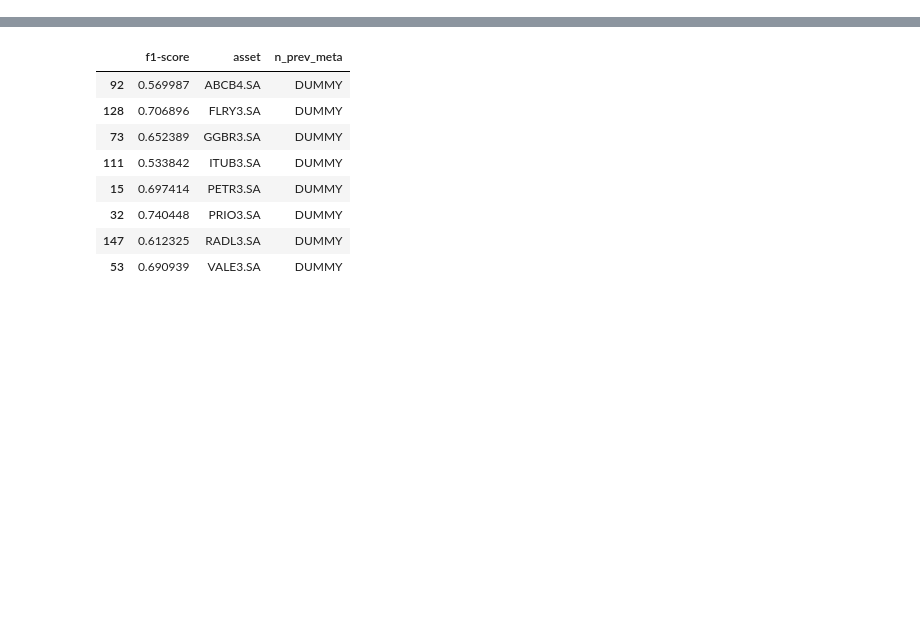
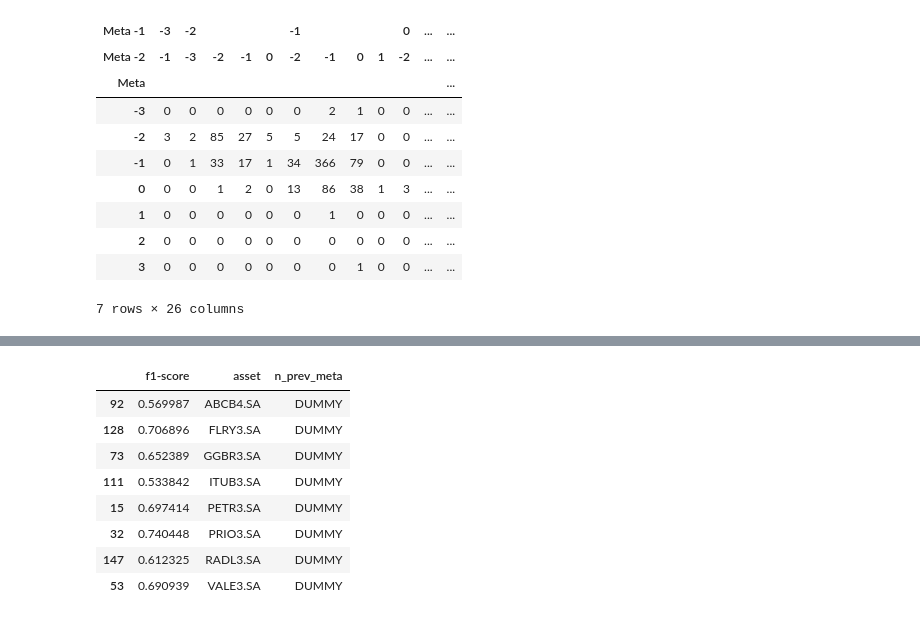
Before and after one commit to semcovici/Mean-Reversion-Prediction-with-Brazilian-Stocks-Market, a Jupyter notebook: notebooks/freq_model.ipynb, the cells around one changed output, grey strips where cells are left out. Saved outputs shown, nothing was run; the diff lists cells and outputs as text; code cells hidden in the pictures; blank space fills up the shorter version.

```diff
--- a/notebooks/freq_model.ipynb
+++ b/notebooks/freq_model.ipynb
@@ -111,0 +164,14 @@ for n_prev_meta in tqdm(range(1, 11)):
+# %%
+cont_tbl_train
+# %% [output]
+| Meta -1 | -3 | -2 |  |  |  | -1 |  |  |  | 0 | ... | ... |
+| Meta -2 | -1 | -3 | -2 | -1 | 0 | -2 | -1 | 0 | 1 | -2 | ... | ... |
+| Meta |  |  |  |  |  |  |  |  |  |  |  | ... |
+| -3 | 0 | 0 | 0 | 0 | 0 | 0 | 2 | 1 | 0 | 0 | ... | ... |
+| -2 | 3 | 2 | 85 | 27 | 5 | 5 | 24 | 17 | 0 | 0 | ... | ... |
+| -1 | 0 | 1 | 33 | 17 | 1 | 34 | 366 | 79 | 0 | 0 | ... | ... |
+| 0 | 0 | 0 | 1 | 2 | 0 | 13 | 86 | 38 | 1 | 3 | ... | ... |
+| 1 | 0 | 0 | 0 | 0 | 0 | 0 | 1 | 0 | 0 | 0 | ... | ... |
+| 2 | 0 | 0 | 0 | 0 | 0 | 0 | 0 | 0 | 0 | 0 | ... | ... |
+| 3 | 0 | 0 | 0 | 0 | 0 | 0 | 0 | 1 | 0 | 0 | ... | ... |
+7 rows × 26 columns
```
Also changed, not shown: parts of 8 cells of this notebook, 1 other file.
